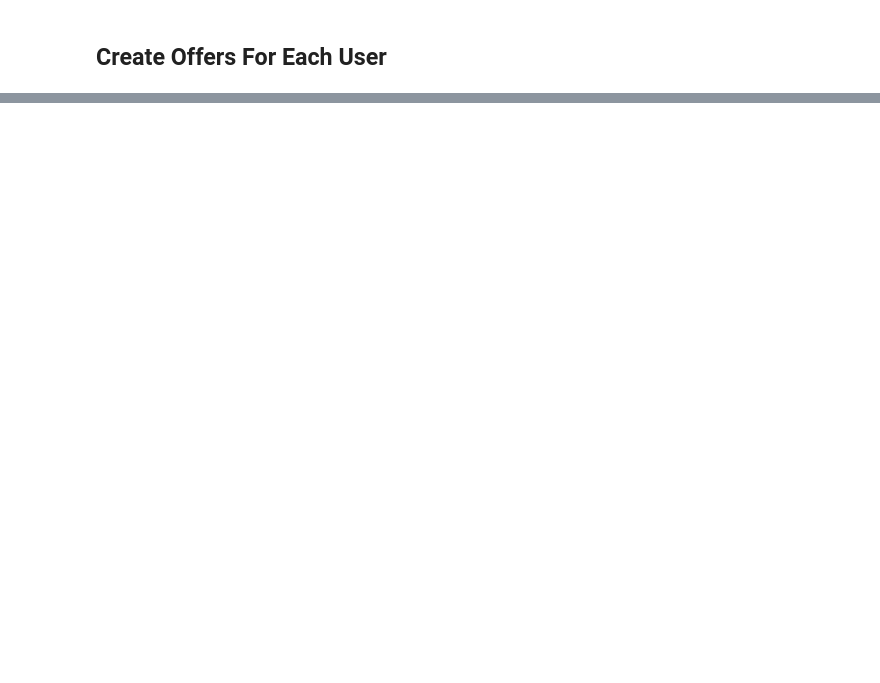
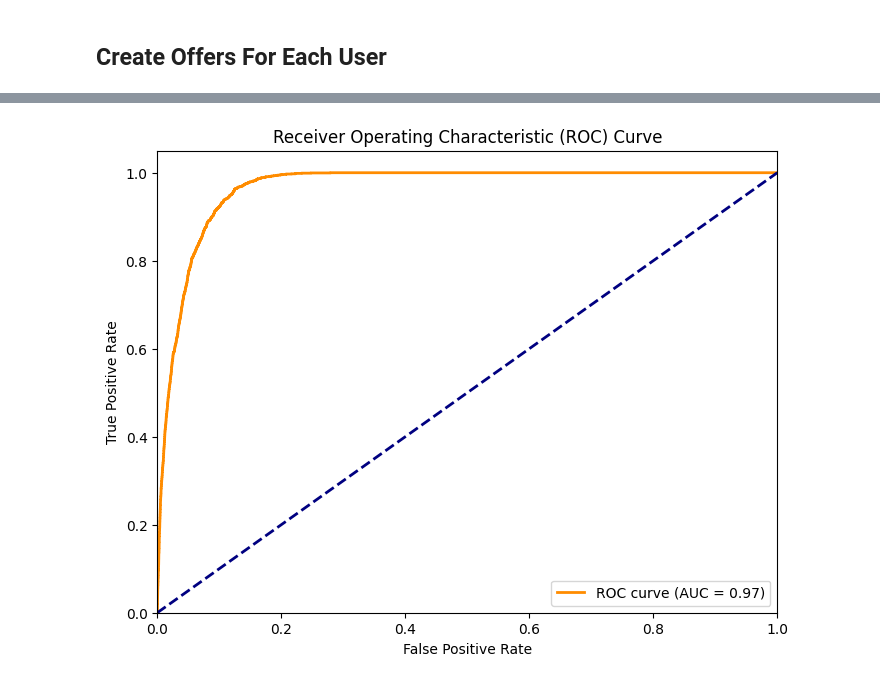
Before and after one commit to geakos01/friend_recommender, a Jupyter notebook: 03_StreamlitFunctionDev.ipynb, the cells around one changed output, grey strips where cells are left out. Saved outputs shown, nothing was run; the diff lists cells and outputs as text; code cells hidden in the pictures; blank space fills up the shorter version.

Commit message:
Added Predictions - Ákos

```diff
--- a/03_StreamlitFunctionDev.ipynb
+++ b/03_StreamlitFunctionDev.ipynb
@@ -243,0 +225,4 @@ Recommendation Nodes: [129, 19, 80, 6, 88]
+# %%
+cf.plot_roc_curve(predictions)
+# %% [output]
+[figure, added]
```
Also changed, not shown: parts of 6 cells of this notebook, 3 other files.
